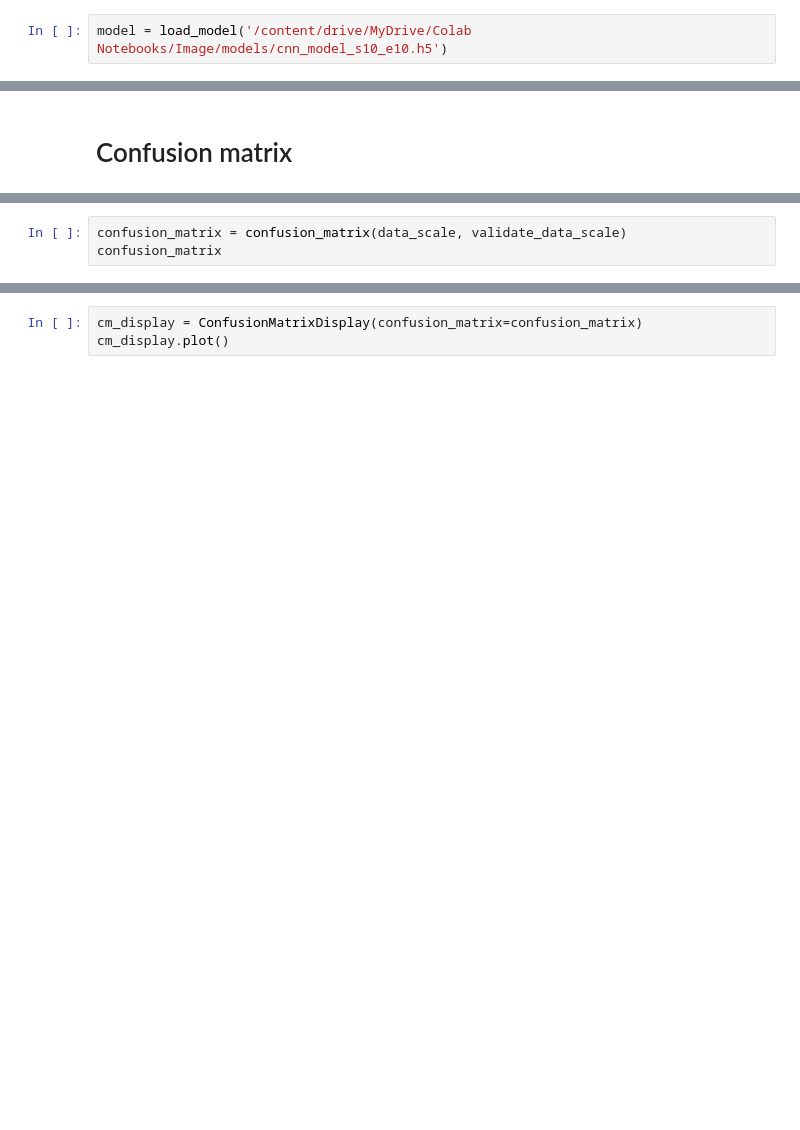
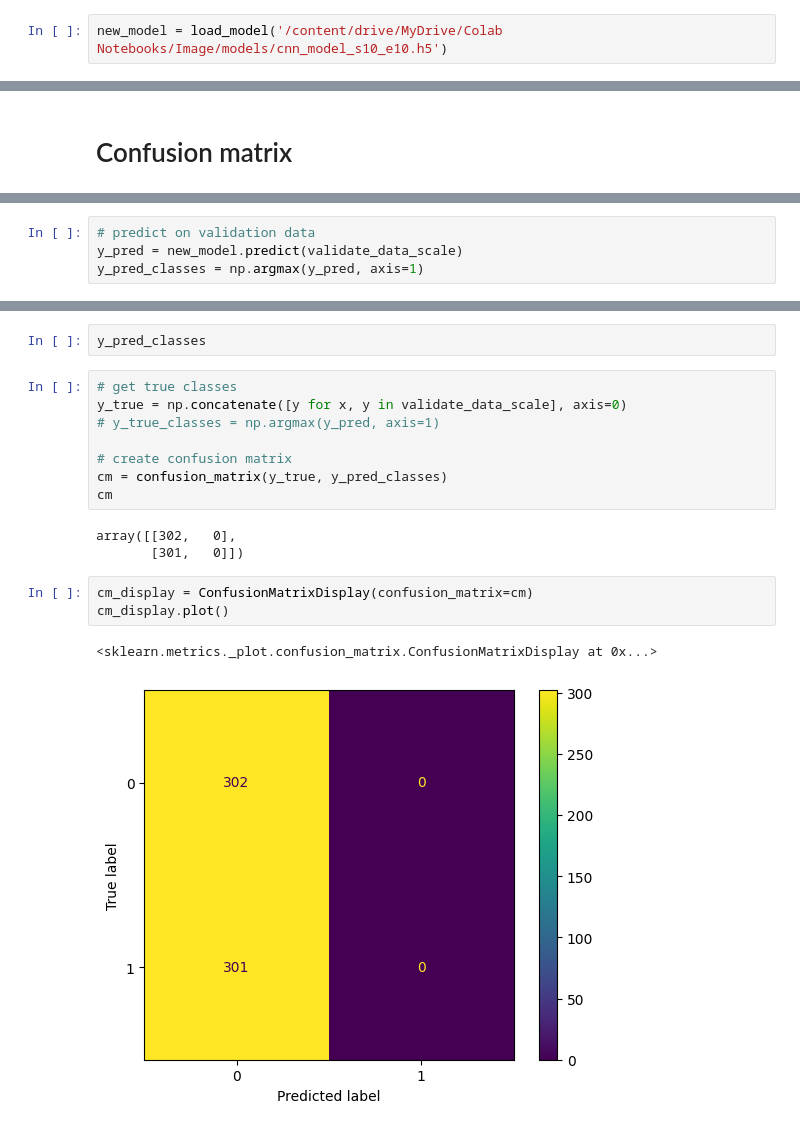
Before and after one commit to JurijJusel/Image, a Jupyter notebook: CNN_model.ipynb, the cells around one changed output, grey strips where cells are left out. Drawn from its saved outputs; the diff is of its cells as text; blank space fills up the shorter version.

```diff
--- a/CNN_model.ipynb
+++ b/CNN_model.ipynb
@@ -241,3 +211,3 @@ array([[0.05406389]], dtype=float32)
 # %%
-model = load_model('/content/drive/MyDrive/Colab Notebooks/Image/models/cnn_model_s10_e10.h5')
+new_model = load_model('/content/drive/MyDrive/Colab Notebooks/Image/models/cnn_model_s10_e10.h5')
 # %%
@@ -268,3 +219,0 @@ cm = confusion_matrix(y_true, y_pred)
-# %%
-confusion_matrix = confusion_matrix(data_scale, validate_data_scale)
-confusion_matrix
@@ -270,0 +238,4 @@ confusion_matrix
+# %%
+# predict on validation data
+y_pred = new_model.predict(validate_data_scale)
+y_pred_classes = np.argmax(y_pred, axis=1)
@@ -271,3 +244,19 @@ confusion_matrix
+# %%
+y_pred_classes
+# %%
+# get true classes
+y_true = np.concatenate([y for x, y in validate_data_scale], axis=0)
+# y_true_classes = np.argmax(y_pred, axis=1)
+
+# create confusion matrix
+cm = confusion_matrix(y_true, y_pred_classes)
+cm
+# %% [output]
+array([[302,   0],
+       [301,   0]])
 # %%
-cm_display = ConfusionMatrixDisplay(confusion_matrix=confusion_matrix)
+cm_display = ConfusionMatrixDisplay(confusion_matrix=cm)
 cm_display.plot()
+# %% [output]
+<sklearn.metrics._plot.confusion_matrix.ConfusionMatrixDisplay at 0x...>
+[figure, added]
```
Also changed, not shown: parts of 23 cells of this notebook.
